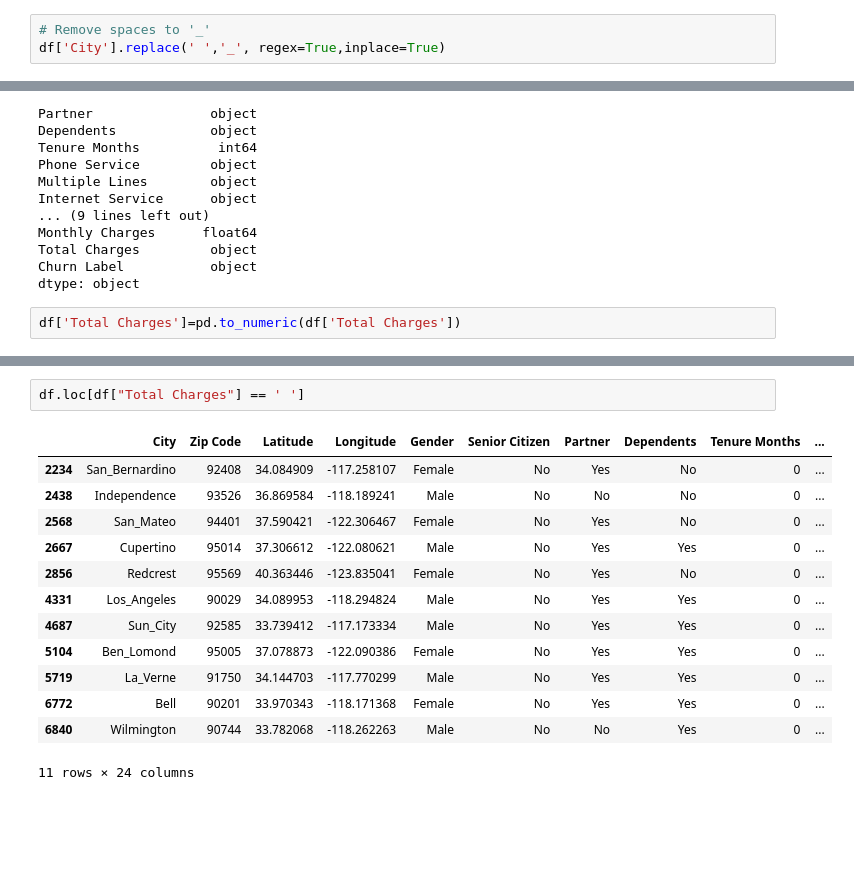
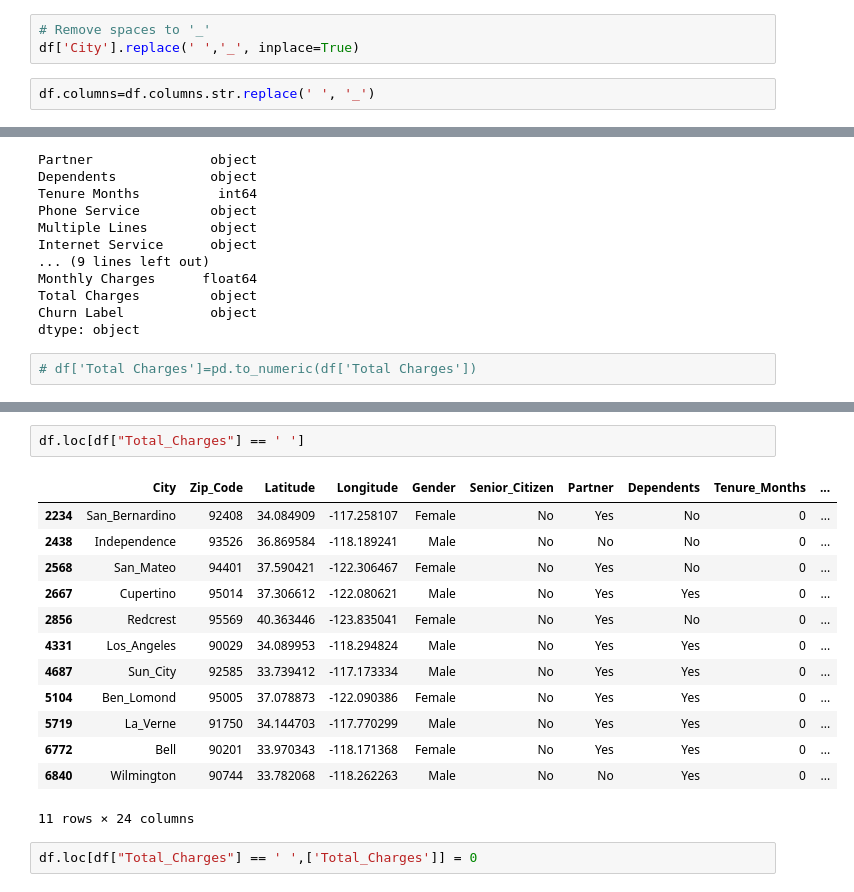
Before and after one commit to Deepan32/python-prep, a Jupyter notebook: ML Algorithms/xgboost_implementation.ipynb, the cells around one changed output, grey strips where cells are left out. Drawn from its saved outputs; the diff is of its cells as text; blank space fills up the shorter version.

```diff
--- a/ML Algorithms/xgboost_implementation.ipynb
+++ b/ML Algorithms/xgboost_implementation.ipynb
@@ -40,7 +50,9 @@ df.drop(['CustomerID', 'Count', 'Country','State', 'Lat Long'],
         inplace=True)
 # %%
 # Remove spaces to '_'
-df['City'].replace(' ','_', regex=True,inplace=True)
+df['City'].replace(' ','_', inplace=True)
+# %%
+df.columns=df.columns.str.replace(' ', '_')
 # %%
 df.dtypes
 # %% [output]
@@ -62,4 +74,4 @@ Total Charges         object
 Churn Label           object
 dtype: object
 # %%
-df['Total Charges']=pd.to_numeric(df['Total Charges'])
+# df['Total Charges']=pd.to_numeric(df['Total Charges'])
@@ -70,9 +80,9 @@ len(df.loc[df["Total Charges"] == ' '])
 # %% [output]
 11
 # %%
-df.loc[df["Total Charges"] == ' ']
+df.loc[df["Total_Charges"] == ' ']
 # %% [output]
-|  | City | Zip Code | Latitude | Longitude | Gender | Senior Citizen | Partner | Dependents | Tenure Months | ... |
+|  | City | Zip_Code | Latitude | Longitude | Gender | Senior_Citizen | Partner | Dependents | Tenure_Months | ... |
 | 2234 | San_Bernardino | 92408 | 34.084909 | -117.258107 | Female | No | Yes | No | 0 | ... |
 | 2438 | Independence | 93526 | 36.869584 | -118.189241 | Male | No | No | No | 0 | ... |
 | 2568 | San_Mateo | 94401 | 37.590421 | -122.306467 | Female | No | Yes | No | 0 | ... |
@@ -85,3 +95,5 @@ df.loc[df["Total Charges"] == ' ']
 | 6772 | Bell | 90201 | 33.970343 | -118.171368 | Female | No | Yes | Yes | 0 | ... |
 | 6840 | Wilmington | 90744 | 33.782068 | -118.262263 | Male | No | No | Yes | 0 | ... |
 11 rows × 24 columns
+# %%
+df.loc[df["Total_Charges"] == ' ',['Total_Charges']] = 0
```
Also changed, not shown: parts of 25 cells of this notebook.
